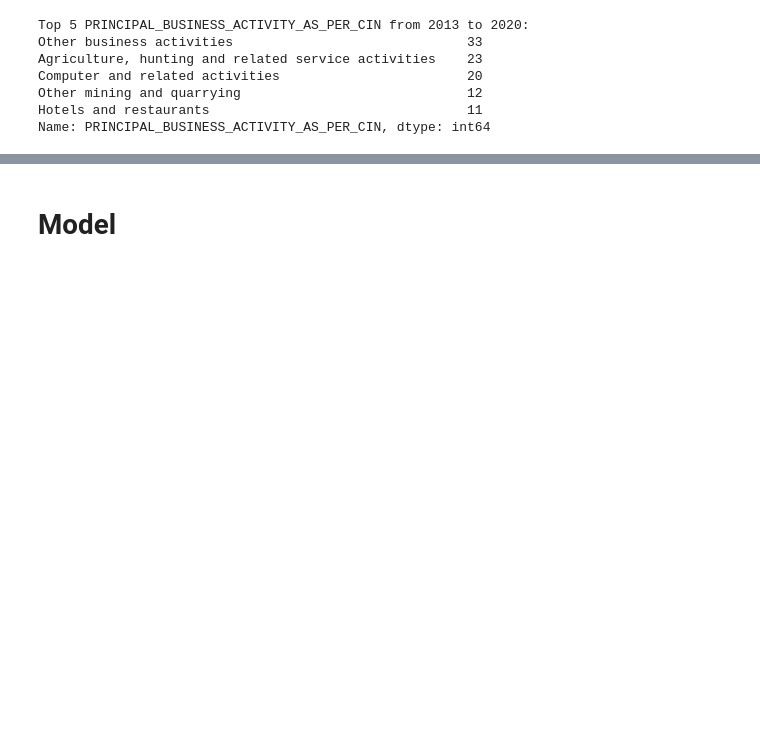
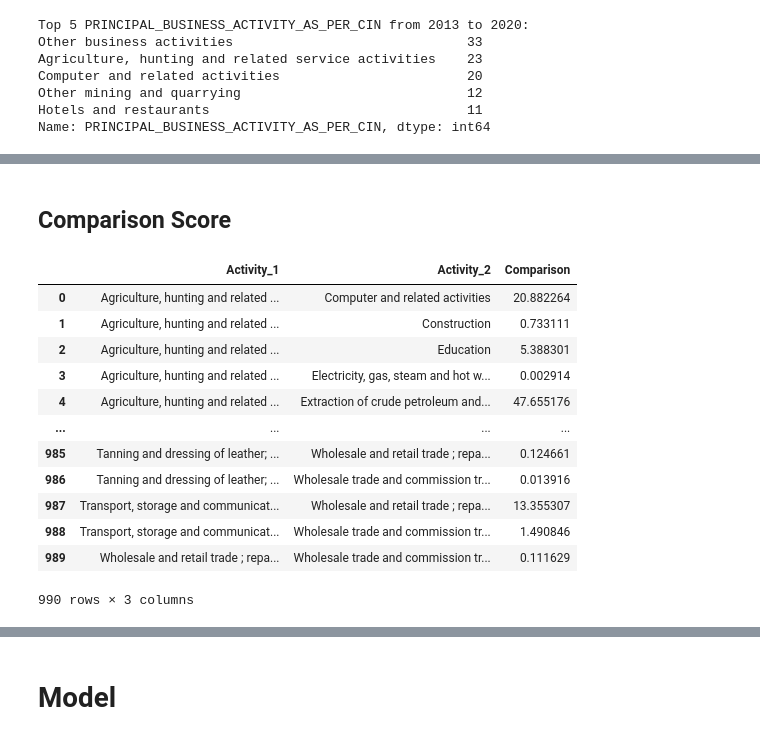
Before and after one commit to Soumiksb06/Statewise-business-comparison-and-forecast, a Jupyter notebook: ML_Companies.ipynb, the cells around one changed output, grey strips where cells are left out. Saved outputs shown, nothing was run; the diff lists cells and outputs as text; code cells hidden in the pictures; blank space fills up the shorter version.

```diff
--- a/ML_Companies.ipynb
+++ b/ML_Companies.ipynb
@@ -181,0 +214,34 @@ Name: PRINCIPAL_BUSINESS_ACTIVITY_AS_PER_CIN, dtype: int64
+# %% [markdown]
+## Comparison Score
+# %%
+# Create an empty DataFrame to store the results
+results_df = pd.DataFrame(columns=['Activity_1', 'Activity_2', 'Comparison'])
+
+# Comparative Analysis: This compares the mean paid-up capital of all business activities.
+# It helps in understanding their relative performance and market standing.
+for i in range(len(grouped_df) - 1):
+    for j in range(i + 1, len(grouped_df)):
+        activity1_capital = grouped_df.loc[i, 'PAIDUP_CAPITAL']
+        activity2_capital = grouped_df.loc[j, 'PAIDUP_CAPITAL']
+        comparison = activity1_capital / activity2_capital
+        new_row = pd.DataFrame({'Activity_1': [grouped_df.loc[i, 'PRINCIPAL_BUSINESS_ACTIVITY_AS_PER_CIN']],
+                                'Activity_2': [grouped_df.loc[j, 'PRINCIPAL_BUSINESS_ACTIVITY_AS_PER_CIN']],
+                                'Comparison': [comparison]})
+        results_df = pd.concat([results_df, new_row], ignore_index=True)
+
+# Print the results DataFrame
+results_df
+# %% [output]
+|  | Activity_1 | Activity_2 | Comparison |
+| 0 | Agriculture, hunting and related ... | Computer and related activities | 20.882264 |
+| 1 | Agriculture, hunting and related ... | Construction | 0.733111 |
+| 2 | Agriculture, hunting and related ... | Education | 5.388301 |
+| 3 | Agriculture, hunting and related ... | Electricity, gas, steam and hot w... | 0.002914 |
+| 4 | Agriculture, hunting and related ... | Extraction of crude petroleum and... | 47.655176 |
+| ... | ... | ... | ... |
+| 985 | Tanning and dressing of leather; ... | Wholesale and retail trade ; repa... | 0.124661 |
+| 986 | Tanning and dressing of leather; ... | Wholesale trade and commission tr... | 0.013916 |
+| 987 | Transport, storage and communicat... | Wholesale and retail trade ; repa... | 13.355307 |
+| 988 | Transport, storage and communicat... | Wholesale trade and commission tr... | 1.490846 |
+| 989 | Wholesale and retail trade ; repa... | Wholesale trade and commission tr... | 0.111629 |
+990 rows × 3 columns
```
Also changed, not shown: parts of 5 cells of this notebook.
